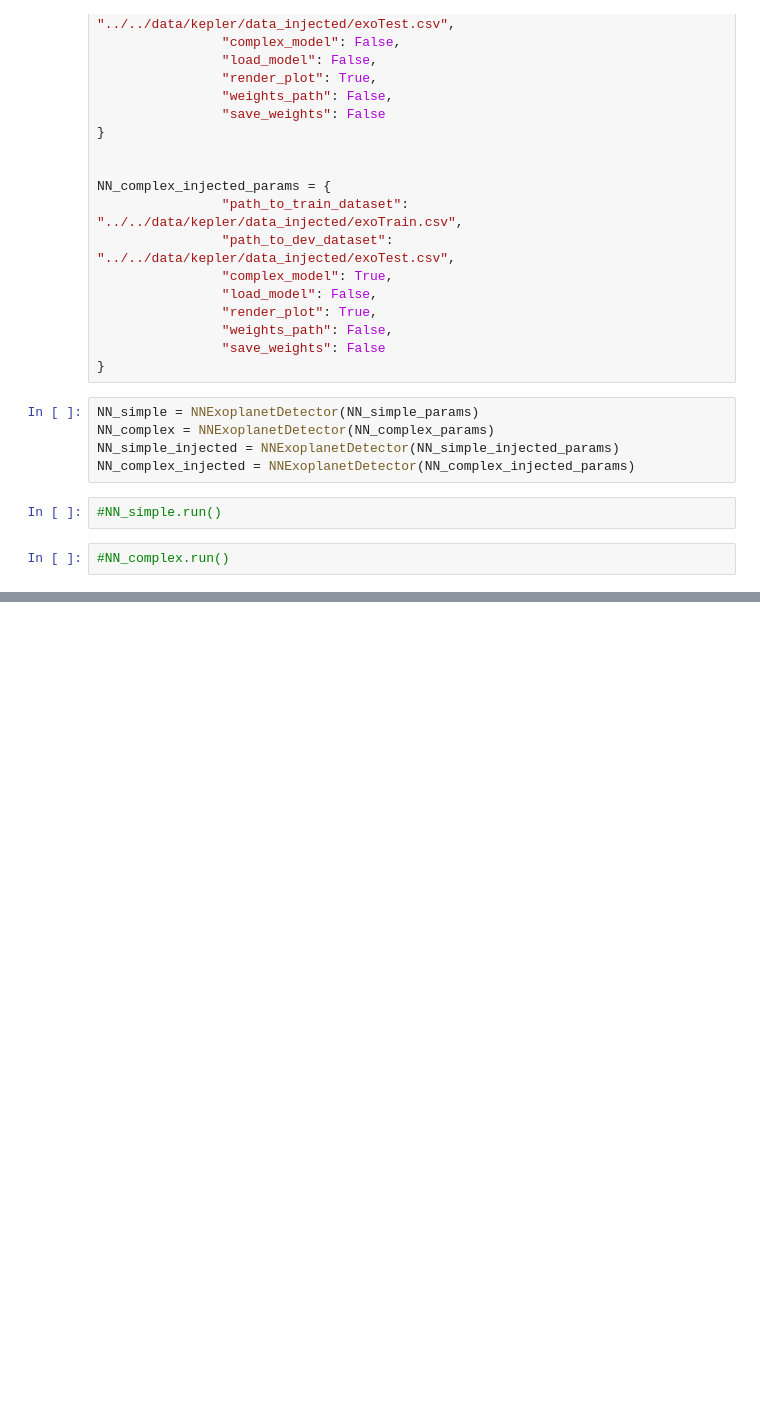
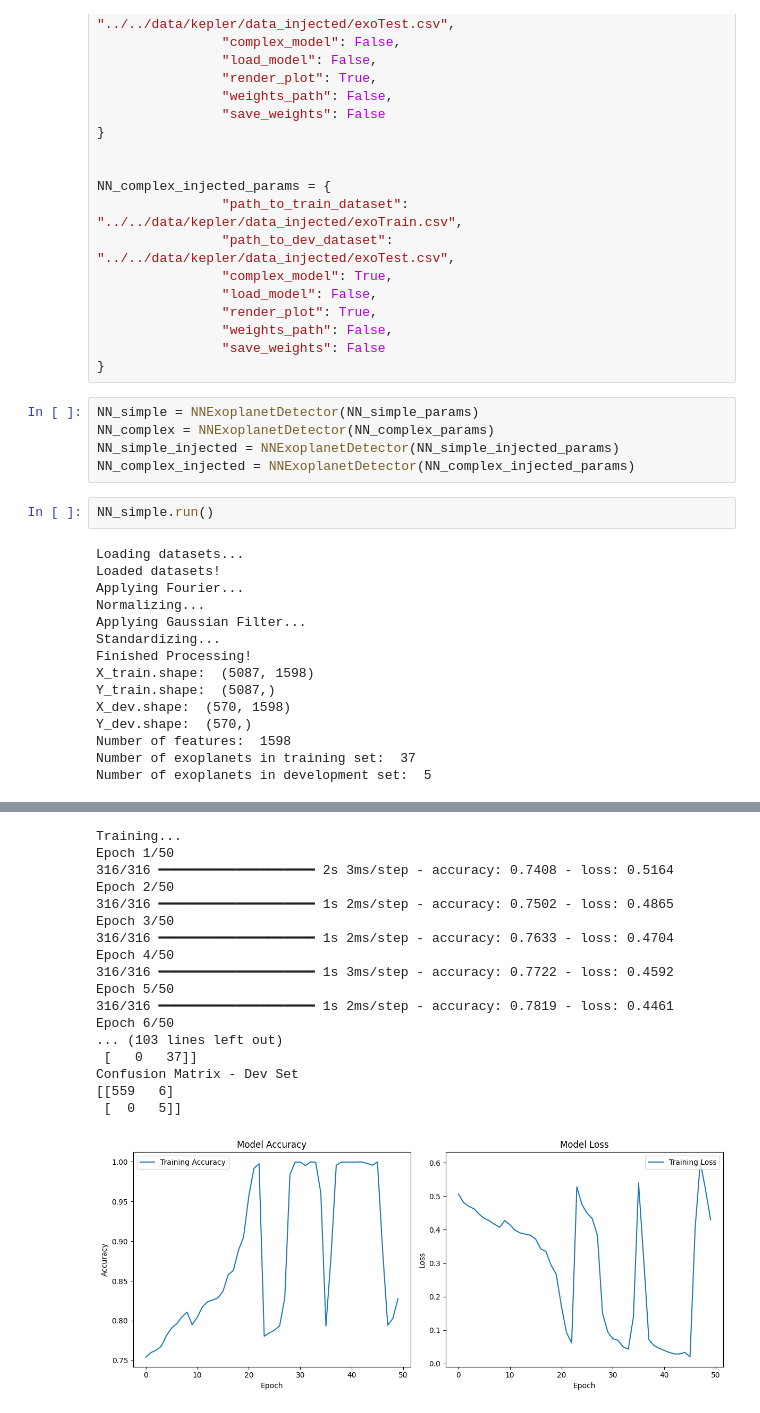
Before and after one commit to riccsimo/T_G_B_T, a Jupyter notebook: Assignment2/Task_F_G.ipynb, the cells around one changed output, grey strips where cells are left out. Drawn from its saved outputs; the diff is of its cells as text; blank space fills up the shorter version.

```diff
--- a/Assignment2/Task_F_G.ipynb
+++ b/Assignment2/Task_F_G.ipynb
@@ -57,7 +48,20 @@ NN_simple = NNExoplanetDetector(NN_simple_params)
 NN_complex = NNExoplanetDetector(NN_complex_params)
 NN_simple_injected = NNExoplanetDetector(NN_simple_injected_params)
 NN_complex_injected = NNExoplanetDetector(NN_complex_injected_params)
-# %%
-#NN_simple.run()
-# %%
-#NN_complex.run()
+# %%
+NN_simple.run()
+# %% [output]
+Loading datasets...
+Loaded datasets!
+Applying Fourier...
+Normalizing...
+Applying Gaussian Filter...
+Standardizing...
+Finished Processing!
+X_train.shape:  (5087, 1598)
+Y_train.shape:  (5087,)
+X_dev.shape:  (570, 1598)
+Y_dev.shape:  (570,)
+Number of features:  1598
+Number of exoplanets in training set:  37
+Number of exoplanets in development set:  5
@@ -63,0 +69,18 @@ NN_complex_injected = NNExoplanetDetector(NN_complex_injected_params)
+Training...
+Epoch 1/50
+316/316 ━━━━━━━━━━━━━━━━━━━━ 2s 3ms/step - accuracy: 0.7408 - loss: 0.5164
+Epoch 2/50
+316/316 ━━━━━━━━━━━━━━━━━━━━ 1s 2ms/step - accuracy: 0.7502 - loss: 0.4865
+Epoch 3/50
+316/316 ━━━━━━━━━━━━━━━━━━━━ 1s 2ms/step - accuracy: 0.7633 - loss: 0.4704
+Epoch 4/50
+316/316 ━━━━━━━━━━━━━━━━━━━━ 1s 3ms/step - accuracy: 0.7722 - loss: 0.4592
+Epoch 5/50
+316/316 ━━━━━━━━━━━━━━━━━━━━ 1s 2ms/step - accuracy: 0.7819 - loss: 0.4461
+Epoch 6/50
+... (103 lines left out)
+ [   0   37]]
+Confusion Matrix - Dev Set
+[[559   6]
+ [  0   5]]
+[figure, added]
```
Also changed, not shown: parts of 6 cells of this notebook, 7 other files.
